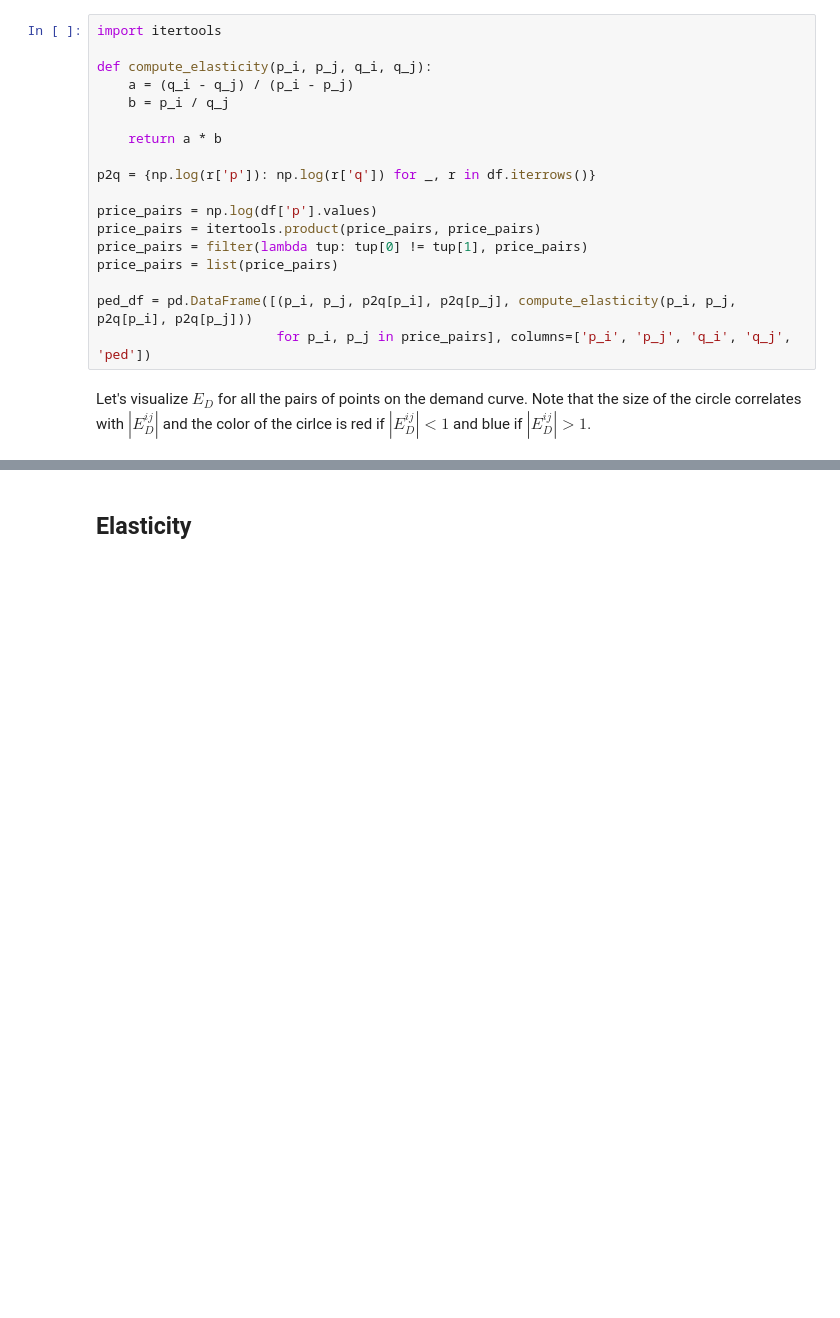
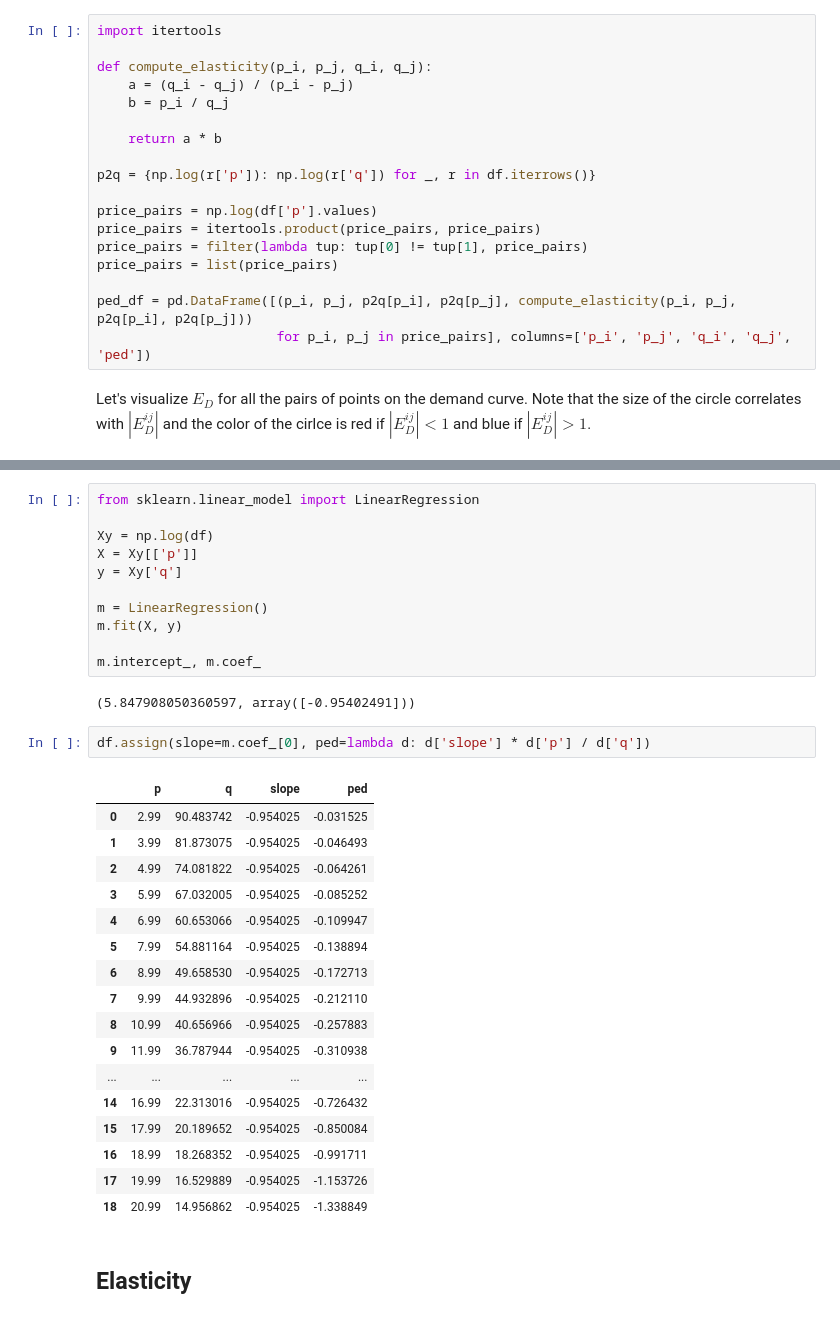
Before and after one commit to oneoffcoder/books, a Jupyter notebook: sphinx/datascience/source/Untitled.ipynb, the cells around one changed output, grey strips where cells are left out. Cells and saved outputs as stored; diff of their text form; blank space fills up the shorter version.

```diff
--- a/sphinx/datascience/source/Untitled.ipynb
+++ b/sphinx/datascience/source/Untitled.ipynb
@@ -119,3 +176,36 @@ _ = ped_df.assign(s=lambda d: np.abs(d['ped']) * 20) \
+# %%
+from sklearn.linear_model import LinearRegression
+
+Xy = np.log(df)
+X = Xy[['p']]
+y = Xy['q']
+
+m = LinearRegression()
+m.fit(X, y)
+
+m.intercept_, m.coef_
+# %% [output]
+(5.847908050360597, array([-0.95402491]))
+# %%
+df.assign(slope=m.coef_[0], ped=lambda d: d['slope'] * d['p'] / d['q'])
+# %% [output]
+|  | p | q | slope | ped |
+| 0 | 2.99 | 90.483742 | -0.954025 | -0.031525 |
+| 1 | 3.99 | 81.873075 | -0.954025 | -0.046493 |
+| 2 | 4.99 | 74.081822 | -0.954025 | -0.064261 |
+| 3 | 5.99 | 67.032005 | -0.954025 | -0.085252 |
+| 4 | 6.99 | 60.653066 | -0.954025 | -0.109947 |
+| 5 | 7.99 | 54.881164 | -0.954025 | -0.138894 |
+| 6 | 8.99 | 49.658530 | -0.954025 | -0.172713 |
+| 7 | 9.99 | 44.932896 | -0.954025 | -0.212110 |
+| 8 | 10.99 | 40.656966 | -0.954025 | -0.257883 |
+| 9 | 11.99 | 36.787944 | -0.954025 | -0.310938 |
+| ... | ... | ... | ... | ... |
+| 14 | 16.99 | 22.313016 | -0.954025 | -0.726432 |
+| 15 | 17.99 | 20.189652 | -0.954025 | -0.850084 |
+| 16 | 18.99 | 18.268352 | -0.954025 | -0.991711 |
+| 17 | 19.99 | 16.529889 | -0.954025 | -1.153726 |
+| 18 | 20.99 | 14.956862 | -0.954025 | -1.338849 |
 # %% [markdown]
 ## Elasticity
 # %%
```
Also changed, not shown: parts of 10 cells of this notebook.
